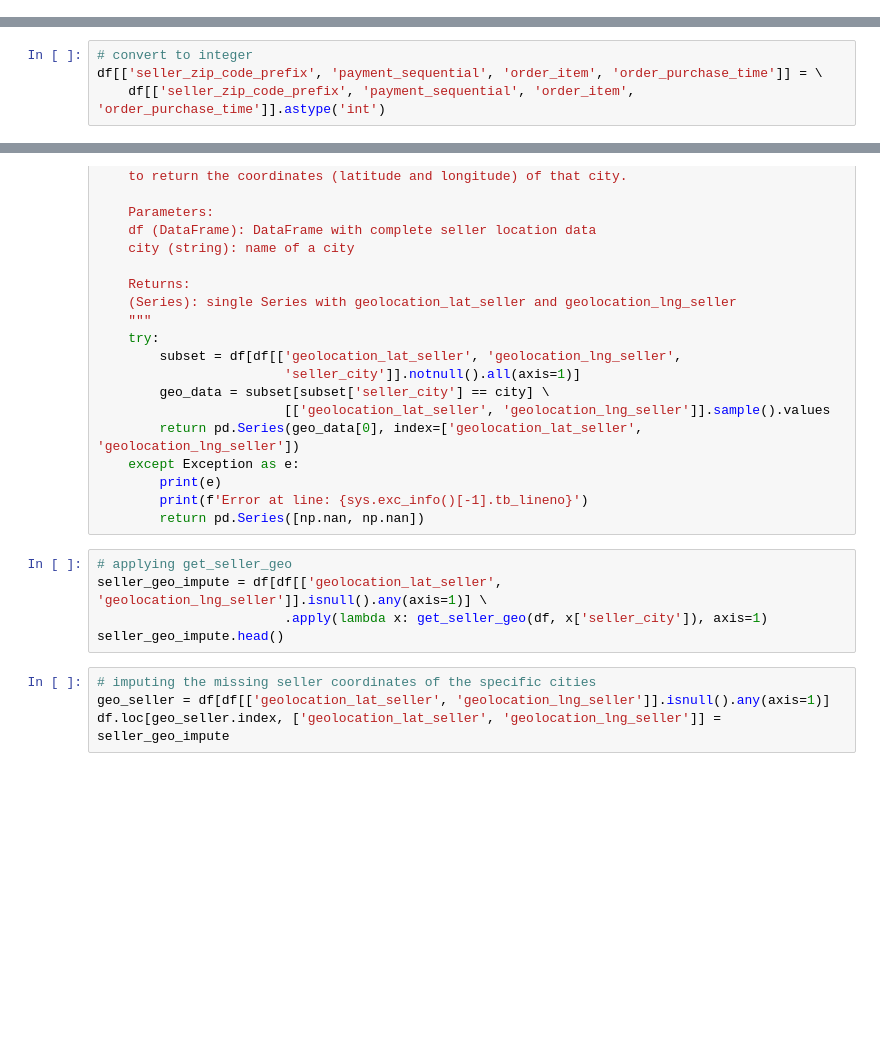
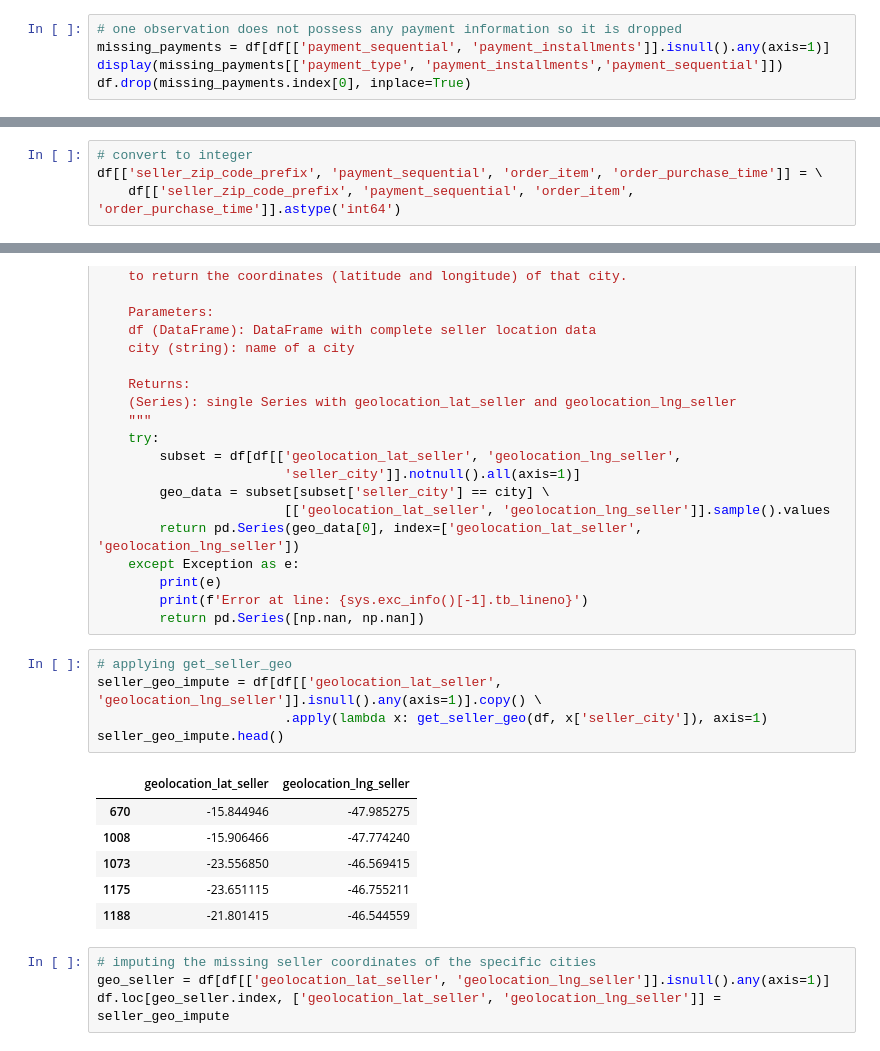
Before and after one commit to androi7/dsi-capstone, a Jupyter notebook: part-01/Ecommerce_EDA.ipynb, the cells around one changed output, grey strips where cells are left out. Drawn from its saved outputs; the diff is of its cells as text; blank space fills up the shorter version.

```diff
--- a/part-01/Ecommerce_EDA.ipynb
+++ b/part-01/Ecommerce_EDA.ipynb
@@ -1150,0 +1192,5 @@ for i, customer in incomplete_customers.iterrows():
+# %%
+# one observation does not possess any payment information so it is dropped
+missing_payments = df[df[['payment_sequential', 'payment_installments']].isnull().any(axis=1)]
+display(missing_payments[['payment_type', 'payment_installments','payment_sequential']])
+df.drop(missing_payments.index[0], inplace=True)
@@ -1151,6 +1200,6 @@ for i, customer in incomplete_customers.iterrows():
 # %%
 # convert to integer
 df[['seller_zip_code_prefix', 'payment_sequential', 'order_item', 'order_purchase_time']] = \
-    df[['seller_zip_code_prefix', 'payment_sequential', 'order_item', 'order_purchase_time']].astype('int')
+    df[['seller_zip_code_prefix', 'payment_sequential', 'order_item', 'order_purchase_time']].astype('int64')
 # %%
 df[df['geolocation_lat_seller'].isnull()][['seller_city', 'seller_state', 'seller_zip_code_prefix']].head()
@@ -1179,9 +1235,16 @@ def get_seller_geo(df, city):
         return pd.Series([np.nan, np.nan])
 # %%
 # applying get_seller_geo
-seller_geo_impute = df[df[['geolocation_lat_seller', 'geolocation_lng_seller']].isnull().any(axis=1)] \
+seller_geo_impute = df[df[['geolocation_lat_seller', 'geolocation_lng_seller']].isnull().any(axis=1)].copy() \
                         .apply(lambda x: get_seller_geo(df, x['seller_city']), axis=1)
 seller_geo_impute.head()
+# %% [output]
+|  | geolocation_lat_seller | geolocation_lng_seller |
+| 670 | -15.844946 | -47.985275 |
+| 1008 | -15.906466 | -47.774240 |
+| 1073 | -23.556850 | -46.569415 |
+| 1175 | -23.651115 | -46.755211 |
+| 1188 | -21.801415 | -46.544559 |
 # %%
 # imputing the missing seller coordinates of the specific cities
 geo_seller = df[df[['geolocation_lat_seller', 'geolocation_lng_seller']].isnull().any(axis=1)]
```
Also changed, not shown: parts of 19 cells of this notebook.
